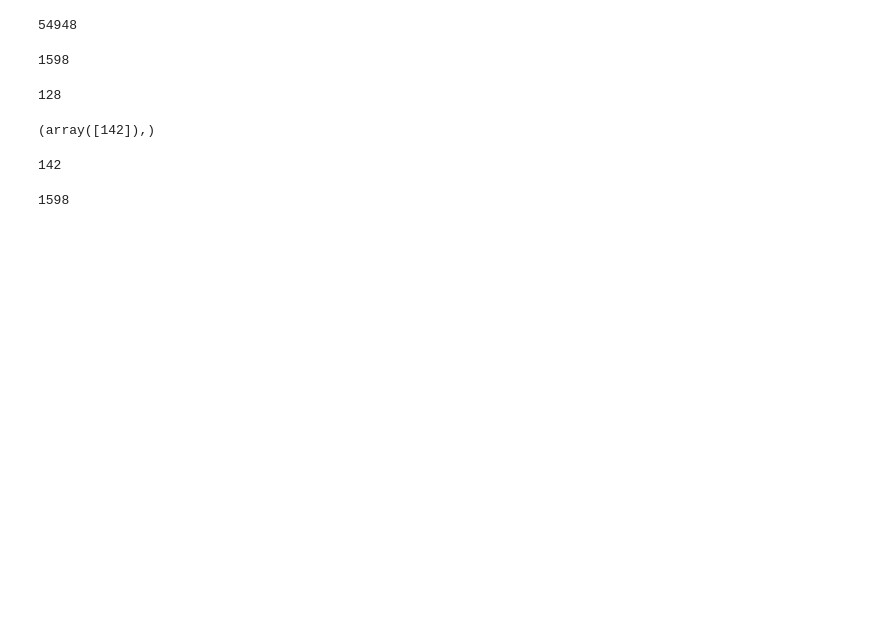
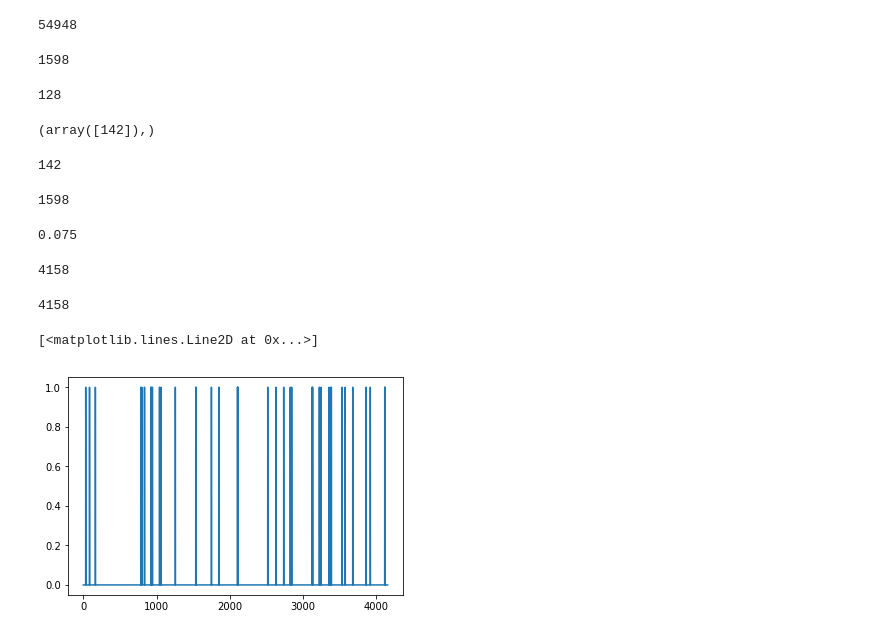
Before and after one commit to gamleksi/SNAP_community_detection, a Jupyter notebook: nb.ipynb, the cells around one changed output. Saved outputs shown, nothing was run; the diff lists cells and outputs as text; code cells hidden in the pictures; blank space fills up the shorter version.

```diff
--- a/nb.ipynb
+++ b/nb.ipynb
@@ -12,7 +12,7 @@ import igraph
 # %%
 importlib.reload(helpers)
 # Load graph and adjacency matrix
-graph_file = "roadNet-CA.txt"
+graph_file = "ca-GrQc.txt"
 
 graph_data, header = helpers.load_graph(graph_file)
 adjacency_matrix = helpers.calculate_adjacency_matrix(graph_data)
@@ -473,3 +476,25 @@ for member in smallest_community_members[0]:
 found_labels[142]
 # %% [output]
 1598
+# %%
+importlib.reload(helpers)
+grca_out = helpers.load_graph('ca-GrQc.output', graph_dir='.')
+# %%
+grca_C = grca_out[0][:,1]
+# %%
+print(helpers.objective_function(graph_data, grca_C))
+# %% [output]
+0.075
+# %%
+len(labels)
+# %% [output]
+4158
+# %%
+len(grca_C)
+# %% [output]
+4158
+# %%
+plt.plot(grca_C)
+# %% [output]
+[<matplotlib.lines.Line2D at 0x...>]
+[figure, added]
```
Also changed, not shown: parts of 10 cells of this notebook.
